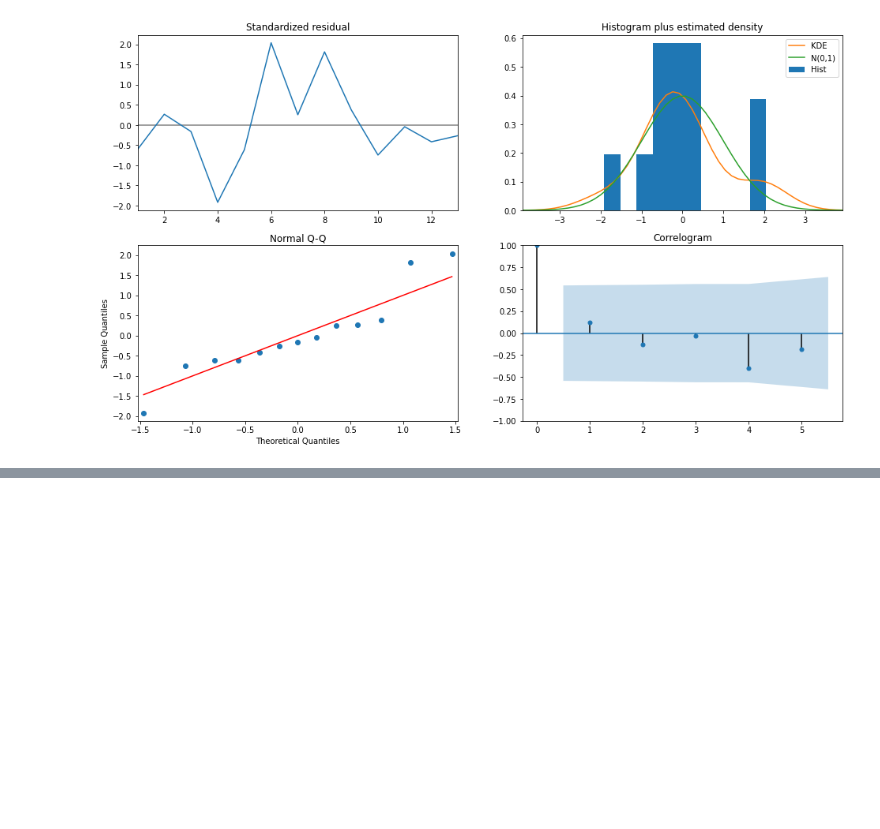
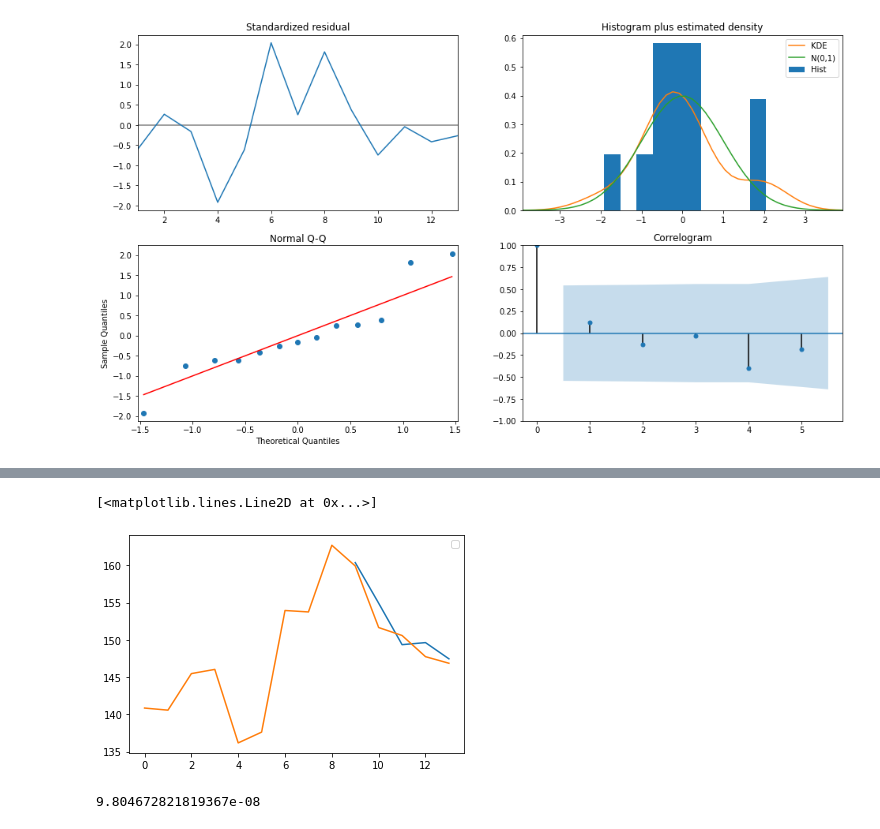
Before and after one commit to nickymind/DOE-Econometria, a Jupyter notebook: Nowcasting_PIB.ipynb, the cells around one changed output, grey strips where cells are left out. Cells and saved outputs as stored; diff of their text form; code cells hidden in the pictures; blank space fills up the shorter version.

```diff
--- a/Nowcasting_PIB.ipynb
+++ b/Nowcasting_PIB.ipynb
@@ -226,11 +296,3 @@ fig = plt.figure(figsize=(16,9))
 fig = res.plot_diagnostics(fig=fig, lags=5)
 # %% [output]
 [figure]
-# %%
-# AR(1)
-varlag = pd.DataFrame({"c":trx_emae.S_TC})
-varlag = trx_emae.S_TC.iloc[0:]
-varlag = trx_emae.S_TC.iloc[0:]
-mod2 = AutoReg(trx_emae.Indice[0:], 1, exog=varlag, old_names=False)
-res2 = mod2.fit()
-print(res2.summary())
@@ -262,0 +299,14 @@ WARNING:matplotlib.legend:No handles with labels found to put in legend.
+# %%
+# AR(1) con variables exógenas - Probamos 3 modelos
+
+varlag1 = trx_emae.Q_CAJA.iloc[0:]
+varlag2 = trx_emae.Q_ATM.iloc[0:]
+mod2a = AutoReg(trx_emae.Indice[0:], 1, exog=np.column_stack([varlag1]), old_names=False)
+mod2b = AutoReg(trx_emae.Indice[0:], 1, exog=np.column_stack([varlag2]), old_names=False)
+mod2c = AutoReg(trx_emae.Indice[0:], 1, exog=np.column_stack([varlag1, varlag2]), old_names=False)
+res2a = mod2a.fit()
+print(res2a.summary())
+res2b = mod2b.fit()
+print(res2b.summary())
+res2c = mod2c.fit()
+print(res2c.summary())
@@ -262,0 +331,5 @@ WARNING:matplotlib.legend:No handles with labels found to put in legend.
+# %%
+#El modelo 2a cumple con que la variable exógena es significativa al 10% de p-value y el BIC es levemente inferior al modelo base AR(1)
+res2a.plot_predict(9,13, exog=varlag)
+plt.plot(emae.Indice)
+# %% [output]
@@ -262,0 +337,7 @@ WARNING:matplotlib.legend:No handles with labels found to put in legend.
+[<matplotlib.lines.Line2D at 0x...>]
+[figure, added]
+# %%
+sm.tsa.stattools.adfuller(res2a.resid)[1]
+# se rechaza el unit root (i.e. sigue siendo estacionaria)
+# %% [output]
+9.804672821819367e-08
```
Also changed, not shown: parts of 21 cells of this notebook.
